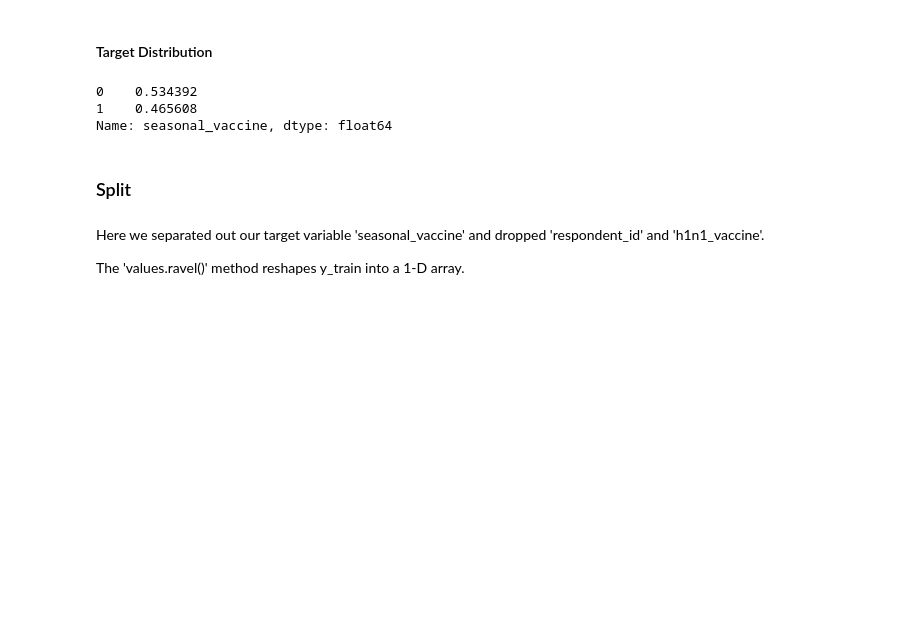
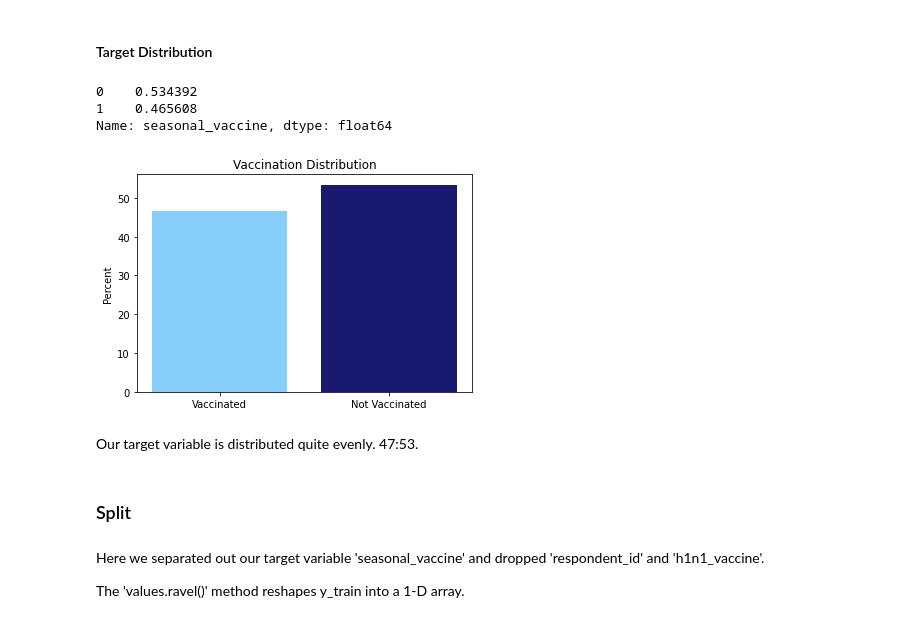
Before and after one commit to ZachRauch/Flu-Shot-Learning, a Jupyter notebook: Predicting Seasonal Vaccine Status.ipynb, the cells around one changed output. Saved outputs shown, nothing was run; the diff lists cells and outputs as text; code cells hidden in the pictures; blank space fills up the shorter version.

```diff
--- a/Predicting Seasonal Vaccine Status.ipynb
+++ b/Predicting Seasonal Vaccine Status.ipynb
@@ -124,6 +120,22 @@ complete_data['seasonal_vaccine'].value_counts(normalize=True)
 0    0.534392
 1    0.465608
 Name: seasonal_vaccine, dtype: float64
+# %%
+Vax_dist = complete_data['seasonal_vaccine'].value_counts(normalize=True).mul(100).round(1)
+# %%
+fig, ax = plt.subplots()
+bar1 = plt.bar(0, Vax_dist[1], color='lightskyblue', label='Unvaxinated')
+bar2 = plt.bar(1, Vax_dist[0], color='midnightblue', label='Unvaxinated')
+ax.set_xticks([0,1])
+ax.set_xticklabels(['Vaccinated', 'Not Vaccinated'])
+ax.set_ylabel('Percent')
+ax.set_title('Vaccination Distribution')
+plt.savefig('./images/Vaccination_Distribution.jpeg', bbox_inches = 'tight')
+plt.savefig('./images/Vaccination_Distribution.png', bbox_inches = 'tight')
+# %% [output]
+[figure, added]
+# %% [markdown]
+Our target variable is distributed quite evenly. 47:53.
 # %% [markdown]
 ### Split
 # %% [markdown]
```
Also changed, not shown: parts of 56 cells of this notebook, 7 other files.
